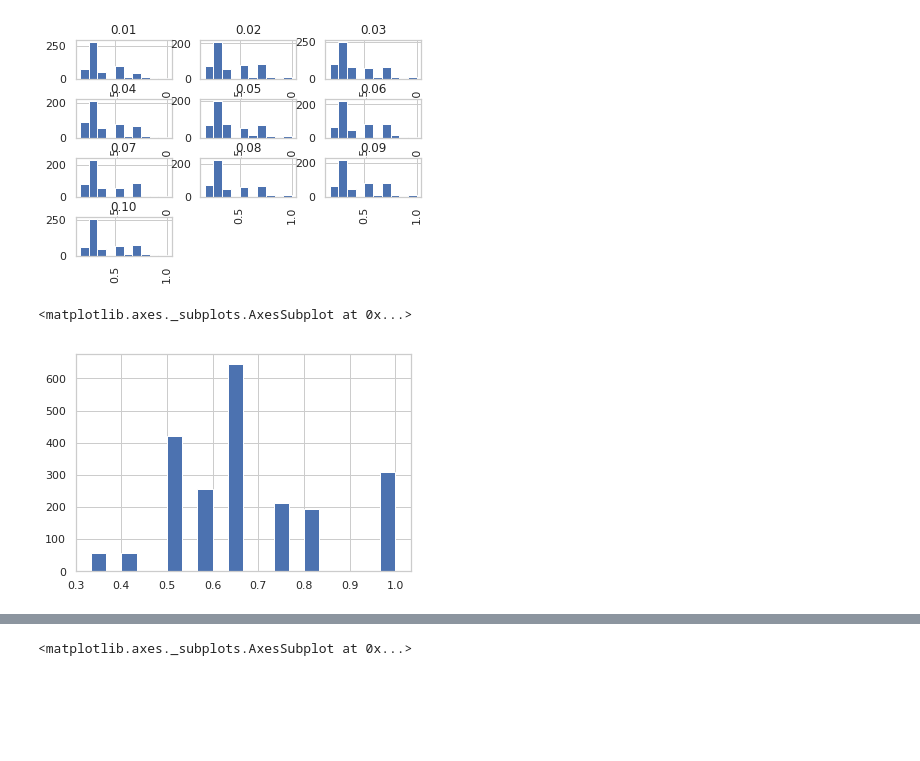
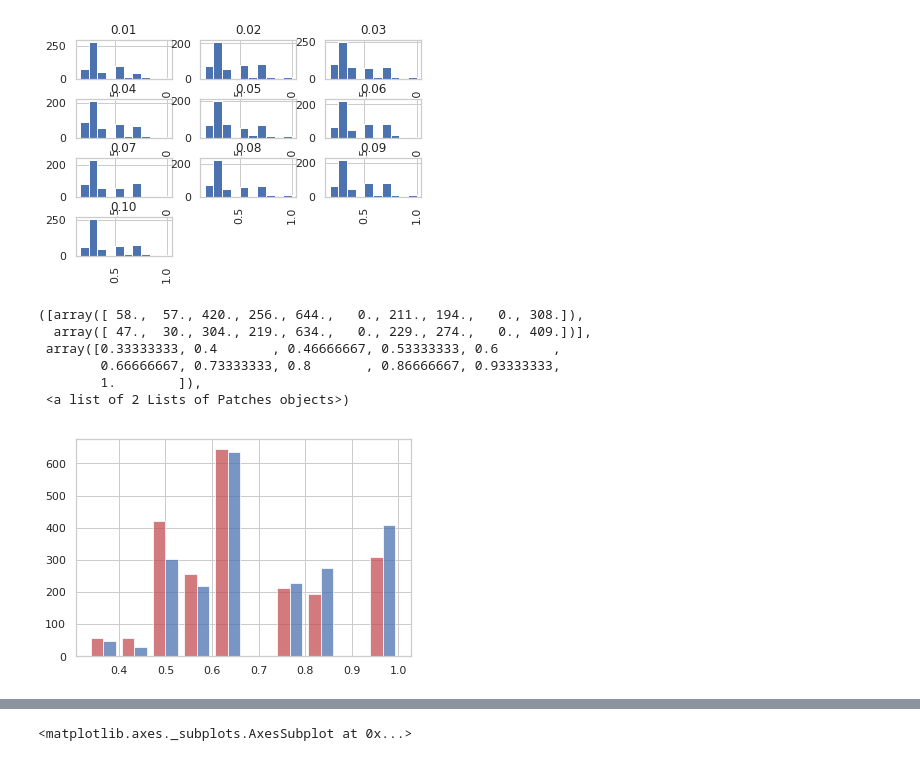
Before and after one commit to mfbari/esso, a Jupyter notebook: plots/plot_server_and_co_spread.ipynb, the cells around one changed output, grey strips where cells are left out. Saved outputs shown, nothing was run; the diff lists cells and outputs as text; code cells hidden in the pictures; blank space fills up the shorter version.

```diff
--- a/plots/plot_server_and_co_spread.ipynb
+++ b/plots/plot_server_and_co_spread.ipynb
@@ -162,8 +162,19 @@ array([[<matplotlib.axes._subplots.AxesSubplot object at 0x...>,
         <matplotlib.axes._subplots.AxesSubplot object at 0x...>]],
       dtype=object)
 [figure]
-# %%
-spread_df[spread_df['Switch Power'] == 'Yes']['Server Spread'].hist(bins=20)
-# %% [output]
-<matplotlib.axes._subplots.AxesSubplot at 0x...>
-[figure, removed]
+# %%
+x = spread_df[spread_df['Switch Power'] == 'Yes']['Server Spread']
+y = spread_df[spread_df['Switch Power'] == 'No']['Server Spread']
+plt.hist([x, y], color=['r','b'], alpha=0.75)
+
+
+#spread_df[spread_df['Switch Power'] == 'Yes']['Server Spread'].hist(bins=20)
+#spread_df[spread_df['Switch Power'] == 'No']['Server Spread'].hist(bins=20)
+# %% [output]
+([array([ 58.,  57., 420., 256., 644.,   0., 211., 194.,   0., 308.]),
+  array([ 47.,  30., 304., 219., 634.,   0., 229., 274.,   0., 409.])],
+ array([0.33333333, 0.4       , 0.46666667, 0.53333333, 0.6       ,
+        0.66666667, 0.73333333, 0.8       , 0.86666667, 0.93333333,
+        1.        ]),
+ <a list of 2 Lists of Patches objects>)
+[figure, added]
```
Also changed, not shown: parts of 2 cells of this notebook.
